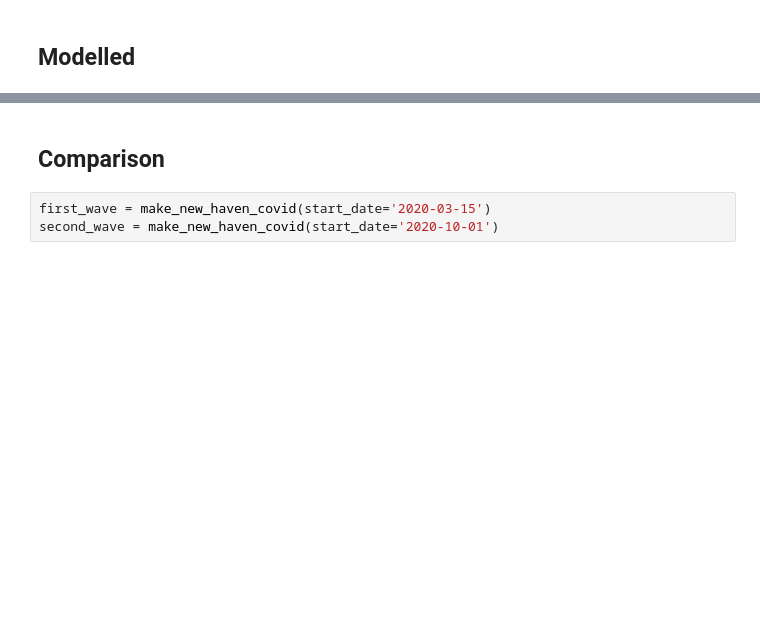
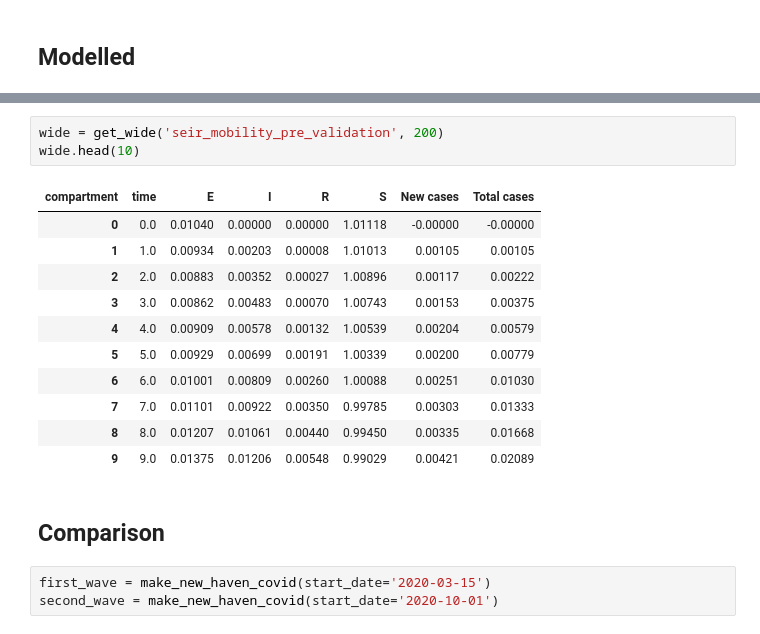
Before and after one commit to leo-pfeiffer/epi-sim, a Jupyter notebook: lib/experiments/4_model_validation.ipynb, the cells around one changed output, grey strips where cells are left out. Drawn from its saved outputs; the diff is of its cells as text; blank space fills up the shorter version.

Commit message:
Updated validation

```diff
--- a/lib/experiments/4_model_validation.ipynb
+++ b/lib/experiments/4_model_validation.ipynb
@@ -164,6 +168,21 @@ def new_haven_nc_smooth(df, p):
     x = df['Date updated'].values.tolist()
     y = [c / POPULATION for c in df['New cases'].rolling(p).mean().values.tolist()]
     return x, y
+# %%
+wide = get_wide('seir_mobility_pre_validation', 200)
+wide.head(10)
+# %% [output]
+| compartment | time | E | I | R | S | New cases | Total cases |
+| 0 | 0.0 | 0.01040 | 0.00000 | 0.00000 | 1.01118 | -0.00000 | -0.00000 |
+| 1 | 1.0 | 0.00934 | 0.00203 | 0.00008 | 1.01013 | 0.00105 | 0.00105 |
+| 2 | 2.0 | 0.00883 | 0.00352 | 0.00027 | 1.00896 | 0.00117 | 0.00222 |
+| 3 | 3.0 | 0.00862 | 0.00483 | 0.00070 | 1.00743 | 0.00153 | 0.00375 |
+| 4 | 4.0 | 0.00909 | 0.00578 | 0.00132 | 1.00539 | 0.00204 | 0.00579 |
+| 5 | 5.0 | 0.00929 | 0.00699 | 0.00191 | 1.00339 | 0.00200 | 0.00779 |
+| 6 | 6.0 | 0.01001 | 0.00809 | 0.00260 | 1.00088 | 0.00251 | 0.01030 |
+| 7 | 7.0 | 0.01101 | 0.00922 | 0.00350 | 0.99785 | 0.00303 | 0.01333 |
+| 8 | 8.0 | 0.01207 | 0.01061 | 0.00440 | 0.99450 | 0.00335 | 0.01668 |
+| 9 | 9.0 | 0.01375 | 0.01206 | 0.00548 | 0.99029 | 0.00421 | 0.02089 |
 # %% [markdown]
 ## Comparison
 # %%
```
Also changed, not shown: parts of 6 cells of this notebook.
